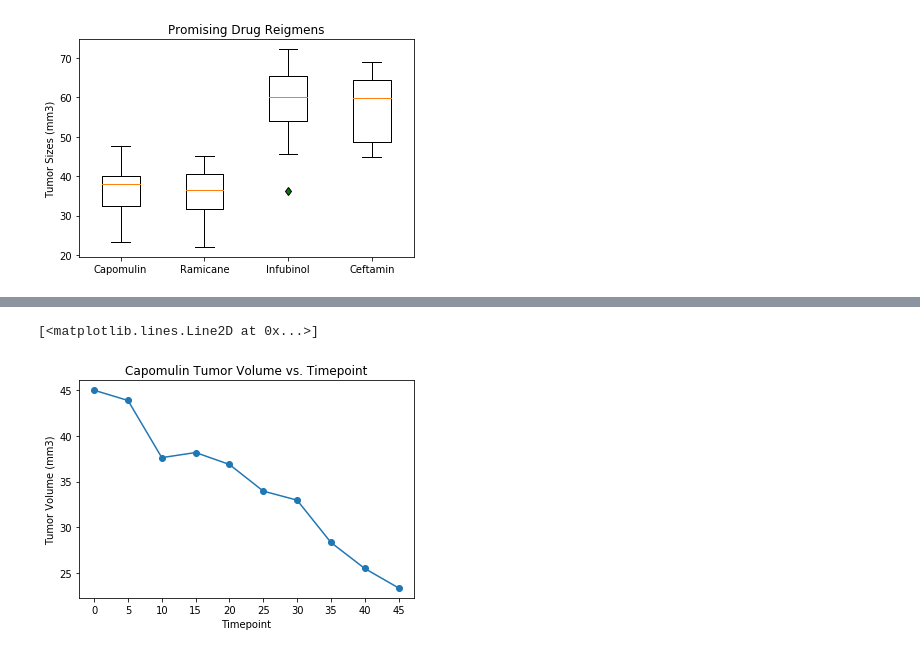
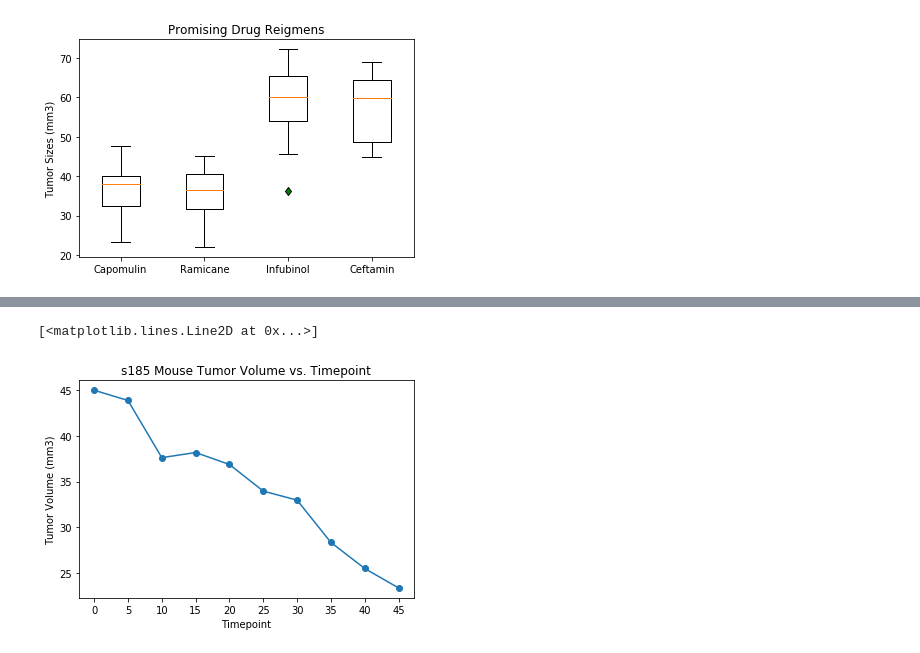
Before and after one commit to derrikdennis/matplotlib-challenge, a Jupyter notebook: Pymaceuticals.ipynb, the cells around one changed output, grey strips where cells are left out. Cells and saved outputs as stored; diff of their text form; code cells hidden in the pictures.

```diff
--- a/Pymaceuticals.ipynb
+++ b/Pymaceuticals.ipynb
@@ -185,12 +179,13 @@ s185 = Capomulin_mice_index.loc[['s185']]
 # %%
+#looking at the Tumor Volume for one mouse s185 by timepoint vs Tumor volume.
 x_axis = np.arange(len(s185["Timepoint"]))
 tick_locations = [value for value in x_axis]
 plt.xticks(tick_locations, s185["Timepoint"])
-plt.title('Capomulin Tumor Volume vs. Timepoint')
+plt.title('s185 Mouse Tumor Volume vs. Timepoint')
 plt.ylabel('Tumor Volume (mm3)')
 plt.xlabel('Timepoint')
 plt.plot(x_axis, s185["Tumor Volume (mm3)"], marker = "o")
 # %% [output]
 [<matplotlib.lines.Line2D at 0x...>]
-[figure, old version]
+[figure, new version]
 # %%
```
Also changed, not shown: parts of 13 cells of this notebook, 1 other file.
